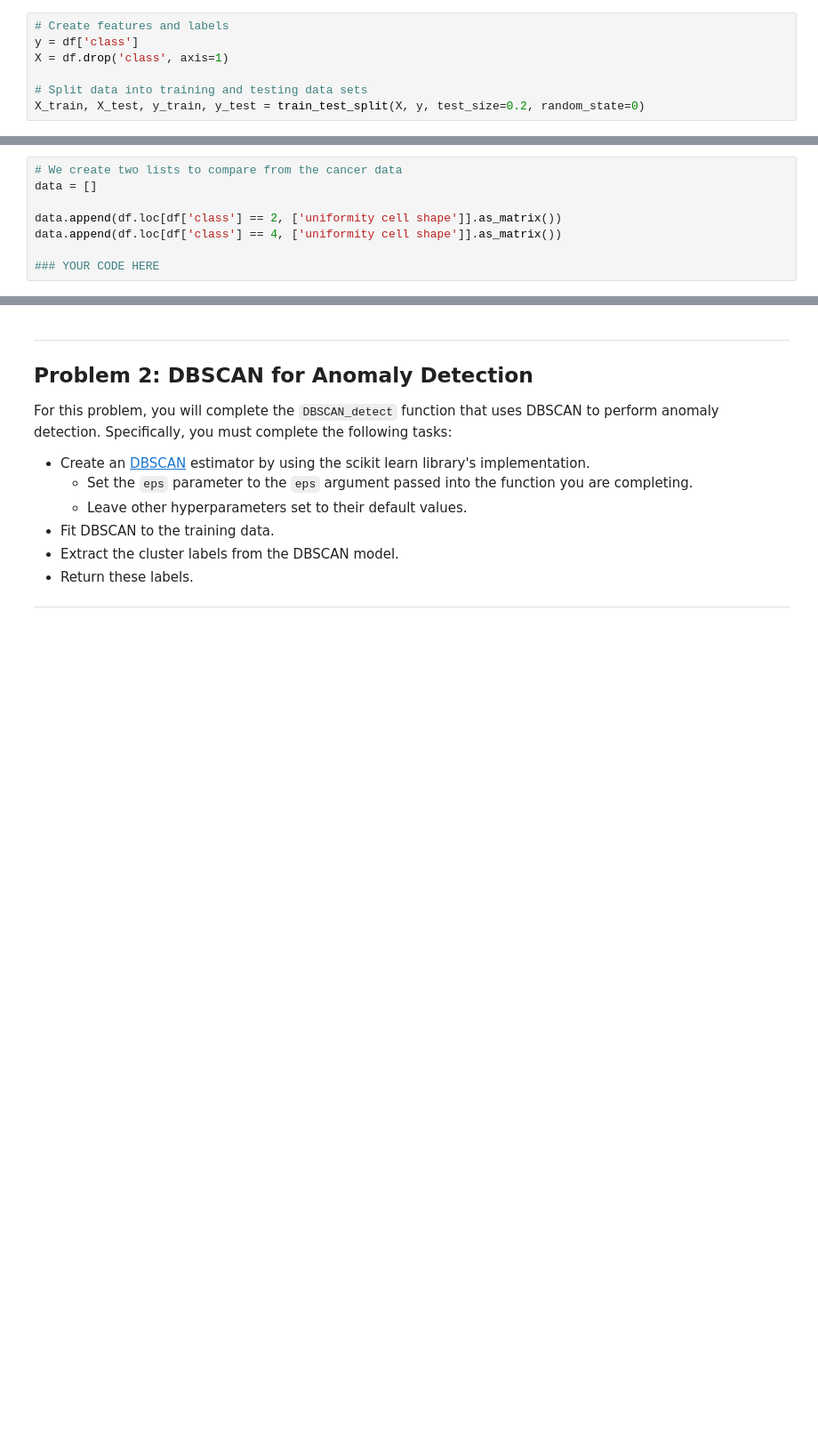
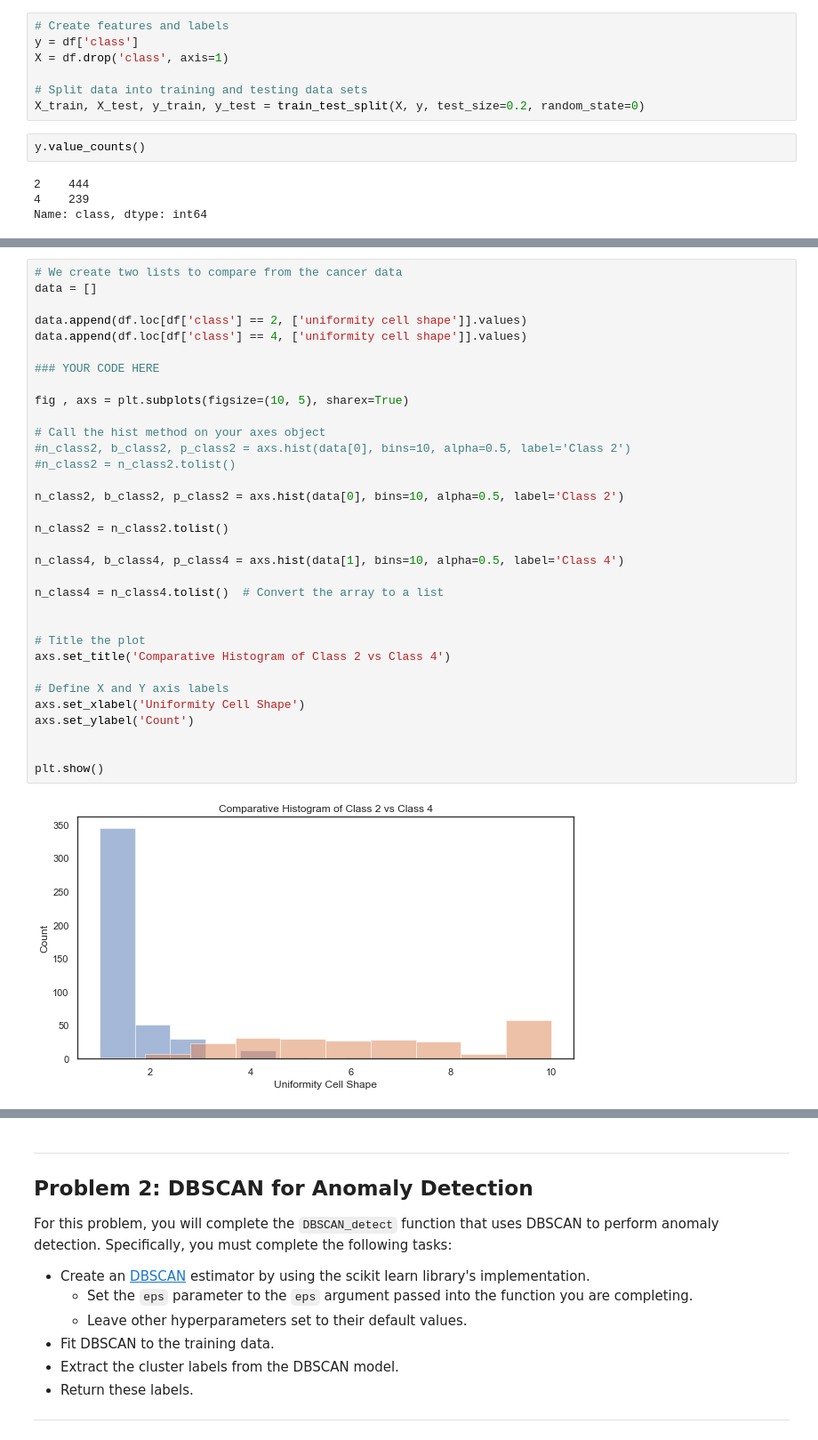
Before and after one commit to dennislamcv1/UoIDAA2, a Jupyter notebook: m8_assignment.ipynb, the cells around one changed output, grey strips where cells are left out. Shown at 89% size. Drawn from its saved outputs; the diff is of its cells as text; blank space fills up the shorter version.

```diff
--- a/m8_assignment.ipynb
+++ b/m8_assignment.ipynb
@@ -52,6 +59,12 @@ X = df.drop('class', axis=1)
 
 # Split data into training and testing data sets
 X_train, X_test, y_train, y_test = train_test_split(X, y, test_size=0.2, random_state=0)
+# %%
+y.value_counts()
+# %% [output]
+2    444
+4    239
+Name: class, dtype: int64
 # %% [markdown]
 -----
 
@@ -82,11 +95,38 @@ While the sample plot calls the `despine` method in the Seaborn module, this is
 Looking at this plot, think about how you might statistically separate these two classes.
 
 ----
-# %%
-# We create two lists to compare from the cancer data
-data = []
-
-data.append(df.loc[df['class'] == 2, ['uniformity cell shape']].as_matrix())
-data.append(df.loc[df['class'] == 4, ['uniformity cell shape']].as_matrix())
-
-### YOUR CODE HERE
+# %%
+# We create two lists to compare from the cancer data
+data = []
+
+data.append(df.loc[df['class'] == 2, ['uniformity cell shape']].values)
+data.append(df.loc[df['class'] == 4, ['uniformity cell shape']].values)
+
+### YOUR CODE HERE
+
+fig , axs = plt.subplots(figsize=(10, 5), sharex=True)
+
+# Call the hist method on your axes object
+#n_class2, b_class2, p_class2 = axs.hist(data[0], bins=10, alpha=0.5, label='Class 2')
+#n_class2 = n_class2.tolist()
+
+n_class2, b_class2, p_class2 = axs.hist(data[0], bins=10, alpha=0.5, label='Class 2')
+
+n_class2 = n_class2.tolist()
+
+n_class4, b_class4, p_class4 = axs.hist(data[1], bins=10, alpha=0.5, label='Class 4')
+
+n_class4 = n_class4.tolist()  # Convert the array to a list
+
+
+# Title the plot
+axs.set_title('Comparative Histogram of Class 2 vs Class 4')
+
+# Define X and Y axis labels
+axs.set_xlabel('Uniformity Cell Shape')
+axs.set_ylabel('Count')
+
+
+plt.show()
+# %% [output]
+[figure, added]
```
Also changed, not shown: parts of 18 cells of this notebook, 10 other files.
